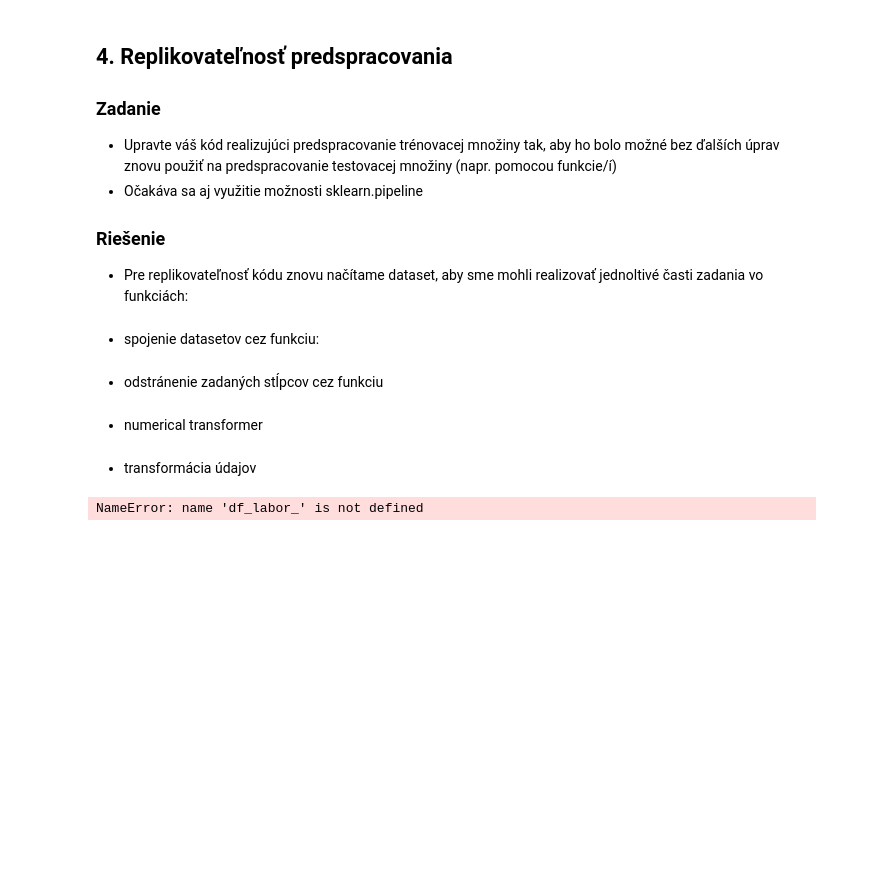
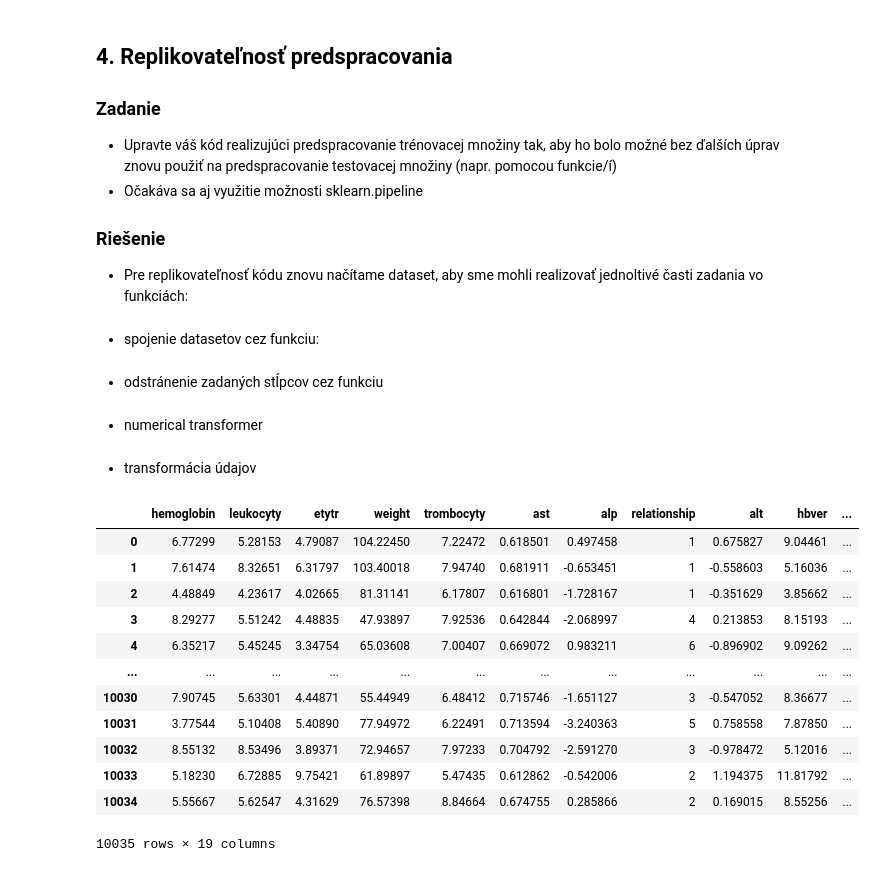
Before and after one commit to Matovic/Chronic-Lymphocytic-Leukemia, a Jupyter notebook: src/2_data_pre-processing/2-DPP.ipynb, the cells around one changed output. Saved outputs shown, nothing was run; the diff lists cells and outputs as text; code cells hidden in the pictures; blank space fills up the shorter version.

Commit message:
Update pipeline

```diff
--- a/src/2_data_pre-processing/2-DPP.ipynb
+++ b/src/2_data_pre-processing/2-DPP.ipynb
@@ -846,6 +891,16 @@ class GetNumericalTransformer(TransformerMixin):
         """
         return self
 
+    def transform_age(self, born):
+        """
+        Computes current age.
+
+        :param born: Date of birth
+        returns: Current age
+        """
+        today = date.today()
+        return today.year - born.year - ((today.month, today.day) < (born.month, born.day))
+
     def transform(self, X, **transform_params):
         """
         Function to transform column to a numeric and change a type.
@@ -855,9 +910,14 @@ class GetNumericalTransformer(TransformerMixin):
         :raises keyError: raises an exception in case column was not found
         """
         try:
-            X[self.col].replace(self.what, inplace=True)
-            if self.category is not None:
-                X = X.astype({self.col: self.category})
+            if self.col != 'birthdate':
+                X[self.col].replace(self.what, inplace=True)
+                if self.category is not None:
+                    X = X.astype({self.col: self.category})
+            else:
+                X = X.astype({self.col: self.category})             # get birthdate in same format
+                X[self.col] = X[self.col].apply(self.transform_age) # get age instead of birthdate
+                X = X.rename(columns = {self.col: 'age'})           # rename col birthdate as age
             return X
         except KeyError:
             print(f'Something from {self.what} not found in dataset!')
@@ -1061,43 +1121,59 @@ class RatioFillingTransformer(TransformerMixin):
 # %% [markdown]
  - transformácia údajov
 # %%
-df_merged = pd.DataFrame()
+df_merged_ = pd.DataFrame()
 
-# pipeline pre spojenie dát
-merge_pipeline = Pipeline(
+# pipeline
+pipeline_obj = Pipeline(
     [
         ('merge', MergeTransformer(df_labor_, df_profiles_, column1 ='ssn', column2 ='name')),
         ('dropCols', DropColsTransformer(df_merged, 'Unnamed: 0_x', 'name', 'ssn', 'Unnamed: 0_y',
                                       'current_location', 'residence', 'address')),
         ('numSex', GetNumericalTransformer(df_merged, 'sex', {"M": 0, "F": 1}, 'category')),
         ('numBlood', GetNumericalTransformer(df_merged, 'blood_group', {
                 "A+": 1,"A-": 2, "B+": 3, "B-": 4, "AB+": 5, "AB-": 6, "O+": 7, "O-": 8
             }, 'category')
         ),
         ('numRepairRace', GetNumericalTransformer(df_merged, 'race', {
             "blsck": "Black", "black": "Black", "white": "White"})
         ),
         ('numRace', GetNumericalTransformer(df_merged, 'race', {
             "White": 1,"Black": 2, "Asian": 3, "Hawaiian": 4, "Indian": 5}, 'category')
         ),
         ('numSmoker', GetNumericalTransformer(df_merged, 'smoker', {
             "no": 0, "N": 0, "yes": 1, "Y": 1}, 'category')
         ),
+        ('numAge', GetNumericalTransformer(df_merged, 'birthdate', {}, 'datetime64[ns]')),
+        ('numRelationship', GetNumericalTransformer(df_merged, 'relationship', {
+            "married": 1, "divoced": 2, "single": 3, "separated": 4, "nop": 5,"widowed": 6}, 'category')
+        ),
         ('Transformer_mean',FillingTransform(df_labor, "mean", "hemoglobin", "trombocyty")),
         ('Transformer_median',FillingTransform(df_labor,"median", "er-cv", "hematokrit")),
         ('Transformer_knn',FillingTransform(df_labor,"knn", "ast", "alp")),
         ('Transformer_regression',FillingTransform(df_labor,"regression", "etytr", "alt")),
         ('Transformer_ratio',RatioFillingTransformer(df_labor, "leukocyty","etytr")),
         ('Transformer_ratio2',RatioFillingTransformer(df_labor, "erytrocyty","alt")),
         ('Transformer_ratio3',RatioFillingTransformer(df_labor, "hbver","erytrocyty")),
         ('Transformer_yeo', PowerTransform(df_labor, 'yeo-johnson', 'alt')),
         ('Transformer_scal', ScalingTransform(df_labor, "Scaling", 'ast')),
         ('Transformer_stand', ScalingTransform(df_labor, "Standard", 'alp'))
     ]
 )
 
-df_merged = merge_pipeline.transform(df_merged)
-df_merged
+df_merged_ = merge_pipeline.transform(df_merged)
+df_merged_
 # %% [output]
+|  | hemoglobin | leukocyty | etytr | weight | trombocyty | ast | alp | relationship | alt | hbver | ... |
+| 0 | 6.77299 | 5.28153 | 4.79087 | 104.22450 | 7.22472 | 0.618501 | 0.497458 | 1 | 0.675827 | 9.04461 | ... |
+| 1 | 7.61474 | 8.32651 | 6.31797 | 103.40018 | 7.94740 | 0.681911 | -0.653451 | 1 | -0.558603 | 5.16036 | ... |
+| 2 | 4.48849 | 4.23617 | 4.02665 | 81.31141 | 6.17807 | 0.616801 | -1.728167 | 1 | -0.351629 | 3.85662 | ... |
+| 3 | 8.29277 | 5.51242 | 4.48835 | 47.93897 | 7.92536 | 0.642844 | -2.068997 | 4 | 0.213853 | 8.15193 | ... |
+| 4 | 6.35217 | 5.45245 | 3.34754 | 65.03608 | 7.00407 | 0.669072 | 0.983211 | 6 | -0.896902 | 9.09262 | ... |
+| ... | ... | ... | ... | ... | ... | ... | ... | ... | ... | ... | ... |
+| 10030 | 7.90745 | 5.63301 | 4.44871 | 55.44949 | 6.48412 | 0.715746 | -1.651127 | 3 | -0.547052 | 8.36677 | ... |
+| 10031 | 3.77544 | 5.10408 | 5.40890 | 77.94972 | 6.22491 | 0.713594 | -3.240363 | 5 | 0.758558 | 7.87850 | ... |
+| 10032 | 8.55132 | 8.53496 | 3.89371 | 72.94657 | 7.97233 | 0.704792 | -2.591270 | 3 | -0.978472 | 5.12016 | ... |
+| 10033 | 5.18230 | 6.72885 | 9.75421 | 61.89897 | 5.47435 | 0.612862 | -0.542006 | 2 | 1.194375 | 11.81792 | ... |
+| 10034 | 5.55667 | 5.62547 | 4.31629 | 76.57398 | 8.84664 | 0.674755 | 0.285866 | 2 | 0.169015 | 8.55256 | ... |
-NameError: name 'df_labor_' is not defined
+10035 rows × 19 columns
 # %%
```
Also changed, not shown: parts of 13 cells of this notebook.
